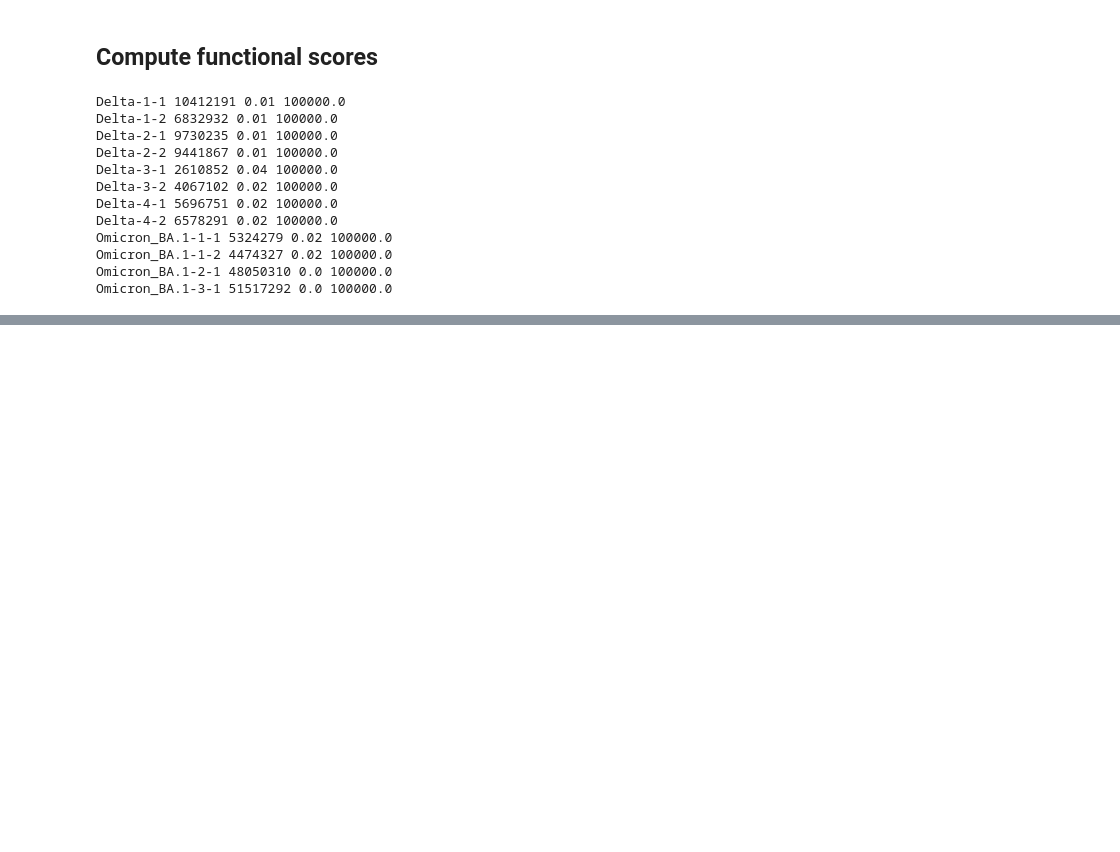
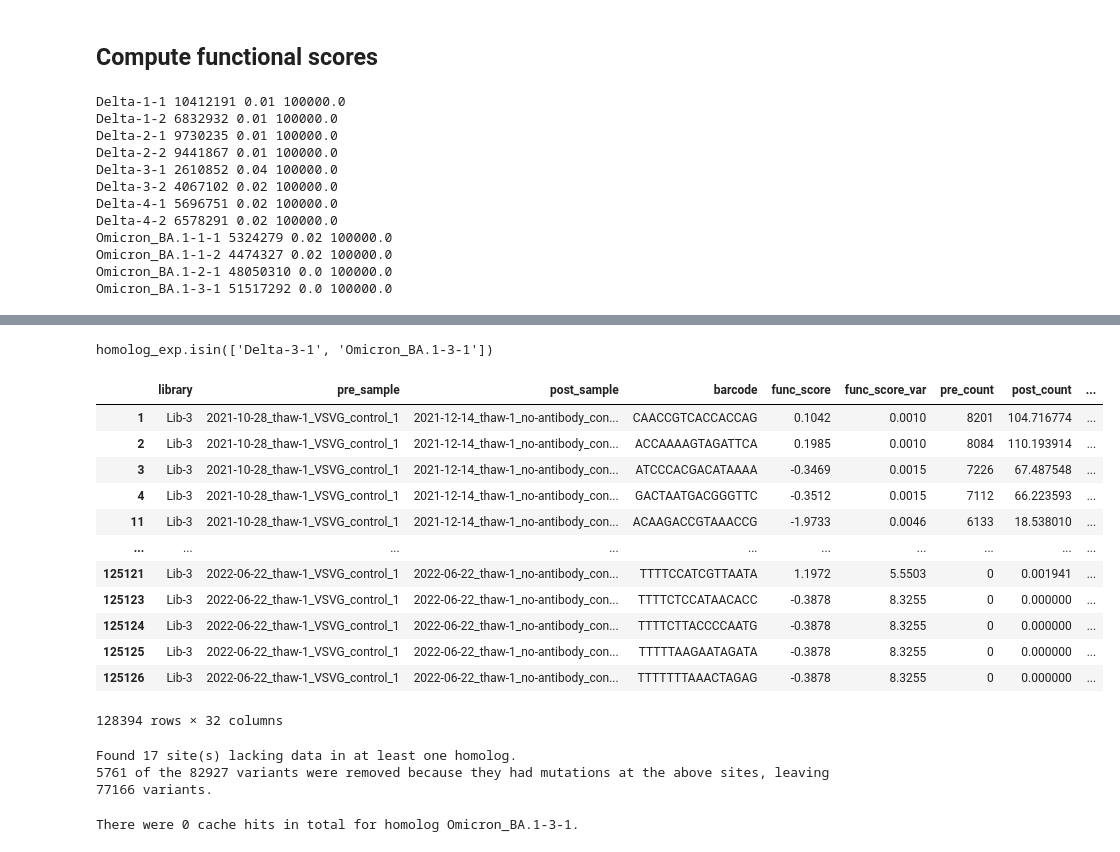
Before and after one commit to matsengrp/multidms, a Jupyter notebook: notebooks/omicron_delta_data_peek.ipynb, the cells around one changed output, grey strips where cells are left out. Cells and saved outputs as stored; diff of their text form; code cells hidden in the pictures; blank space fills up the shorter version.

```diff
--- a/notebooks/omicron_delta_data_peek.ipynb
+++ b/notebooks/omicron_delta_data_peek.ipynb
@@ -355,0 +267,13 @@ func_score_df.to_csv("all_exp_func_scores_df.csv")
+# %%
+fit_params = {
+    "agg_variants" : True,
+    "min_pre_counts" : 100,
+    "func_score_target" : 'log2e',
+    "experiment_ref" :'Delta-3-1',
+    "experiment_2" : 'Omicron_BA.1-3-1',
+    "shift_func_score_target_nonref" : -1,
+    "warmup_to_ref" : False,
+    "maxiter" : 5000,
+    "λ_lasso" : 5e-5,
+    "λ_ridge" : 0
+}
@@ -355,0 +296,24 @@ func_score_df.to_csv("all_exp_func_scores_df.csv")
+# %%
+if fit_params["experiment_2"]:
+    print(f"{experiment_column}.isin(['{fit_params['experiment_ref']}', '{fit_params['experiment_2']}'])")
+    func_score_df = func_score_df.query(
+        f"{experiment_column}.isin(['{fit_params['experiment_ref']}', '{fit_params['experiment_2']}'])"
+    )
+# %% [output]
+homolog_exp.isin(['Delta-3-1', 'Omicron_BA.1-3-1'])
+# %%
+func_score_df
+# %% [output]
+|  | library | pre_sample | post_sample | barcode | func_score | func_score_var | pre_count | post_count | ... |
+| 1 | Lib-3 | 2021-10-28_thaw-1_VSVG_control_1 | 2021-12-14_thaw-1_no-antibody_con... | CAACCGTCACCACCAG | 0.1042 | 0.0010 | 8201 | 104.716774 | ... |
+| 2 | Lib-3 | 2021-10-28_thaw-1_VSVG_control_1 | 2021-12-14_thaw-1_no-antibody_con... | ACCAAAAGTAGATTCA | 0.1985 | 0.0010 | 8084 | 110.193914 | ... |
+| 3 | Lib-3 | 2021-10-28_thaw-1_VSVG_control_1 | 2021-12-14_thaw-1_no-antibody_con... | ATCCCACGACATAAAA | -0.3469 | 0.0015 | 7226 | 67.487548 | ... |
+| 4 | Lib-3 | 2021-10-28_thaw-1_VSVG_control_1 | 2021-12-14_thaw-1_no-antibody_con... | GACTAATGACGGGTTC | -0.3512 | 0.0015 | 7112 | 66.223593 | ... |
+| 11 | Lib-3 | 2021-10-28_thaw-1_VSVG_control_1 | 2021-12-14_thaw-1_no-antibody_con... | ACAAGACCGTAAACCG | -1.9733 | 0.0046 | 6133 | 18.538010 | ... |
+| ... | ... | ... | ... | ... | ... | ... | ... | ... | ... |
+| 125121 | Lib-3 | 2022-06-22_thaw-1_VSVG_control_1 | 2022-06-22_thaw-1_no-antibody_con... | TTTTCCATCGTTAATA | 1.1972 | 5.5503 | 0 | 0.001941 | ... |
+| 125123 | Lib-3 | 2022-06-22_thaw-1_VSVG_control_1 | 2022-06-22_thaw-1_no-antibody_con... | TTTTCTCCATAACACC | -0.3878 | 8.3255 | 0 | 0.000000 | ... |
+| 125124 | Lib-3 | 2022-06-22_thaw-1_VSVG_control_1 | 2022-06-22_thaw-1_no-antibody_con... | TTTTCTTACCCCAATG | -0.3878 | 8.3255 | 0 | 0.000000 | ... |
+| 125125 | Lib-3 | 2022-06-22_thaw-1_VSVG_control_1 | 2022-06-22_thaw-1_no-antibody_con... | TTTTTAAGAATAGATA | -0.3878 | 8.3255 | 0 | 0.000000 | ... |
+| 125126 | Lib-3 | 2022-06-22_thaw-1_VSVG_control_1 | 2022-06-22_thaw-1_no-antibody_con... | TTTTTTTAAACTAGAG | -0.3878 | 8.3255 | 0 | 0.000000 | ... |
+128394 rows × 32 columns
@@ -355,0 +329,12 @@ func_score_df.to_csv("all_exp_func_scores_df.csv")
+# %%
+(X, y), df, all_subs, site_map = create_homolog_modeling_data(
+                            func_score_df,
+                            experiment_column,
+                            fit_params["experiment_ref"],
+                            substitution_column,
+                            fit_params["func_score_target"]
+                        )
+# %% [output]
+Found 17 site(s) lacking data in at least one homolog.
+5761 of the 82927 variants were removed because they had mutations at the above sites, leaving 77166 variants.
+There were 0 cache hits in total for homolog Omicron_BA.1-3-1.
```
Also changed, not shown: parts of 27 cells of this notebook, 1 other file.
